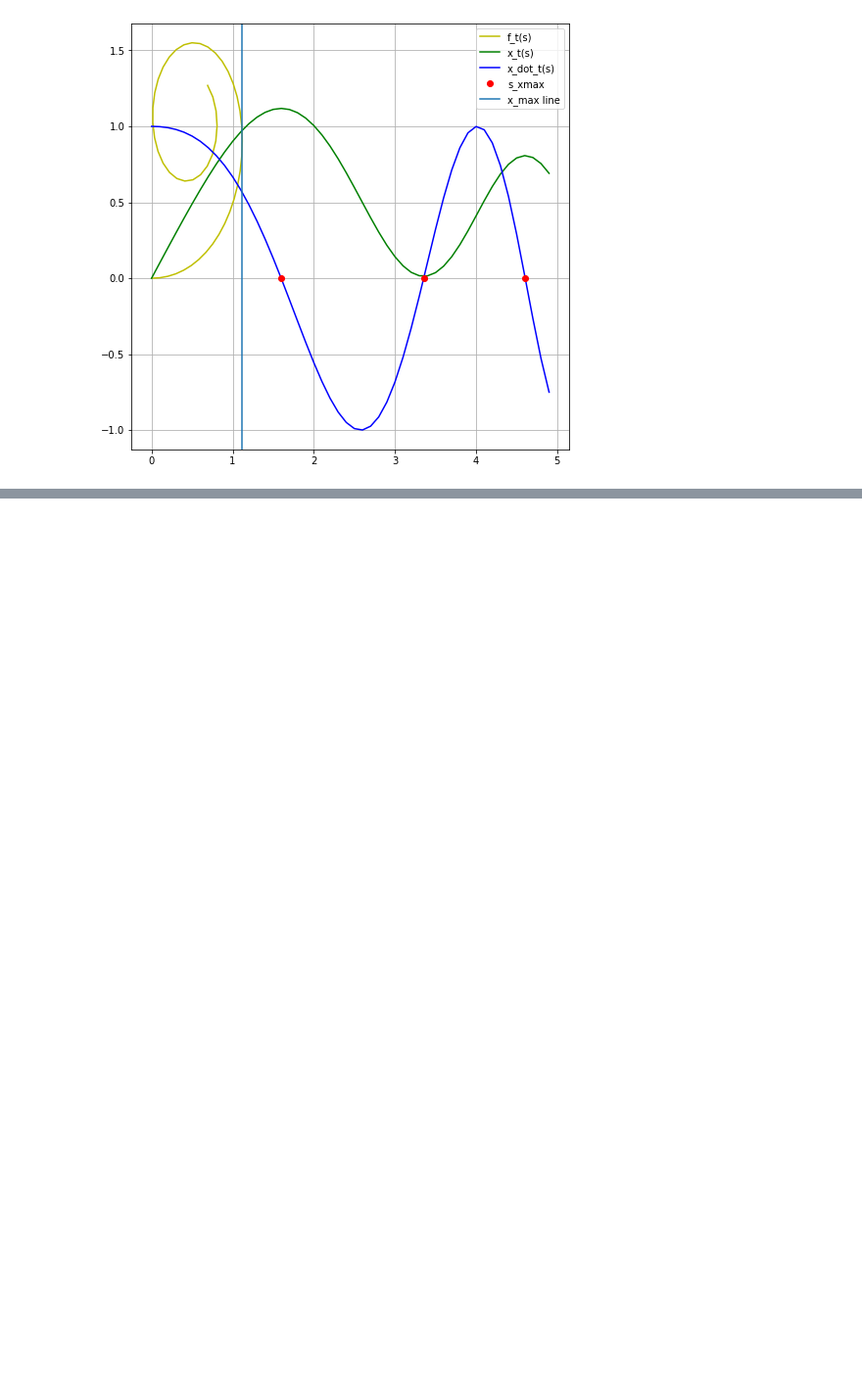
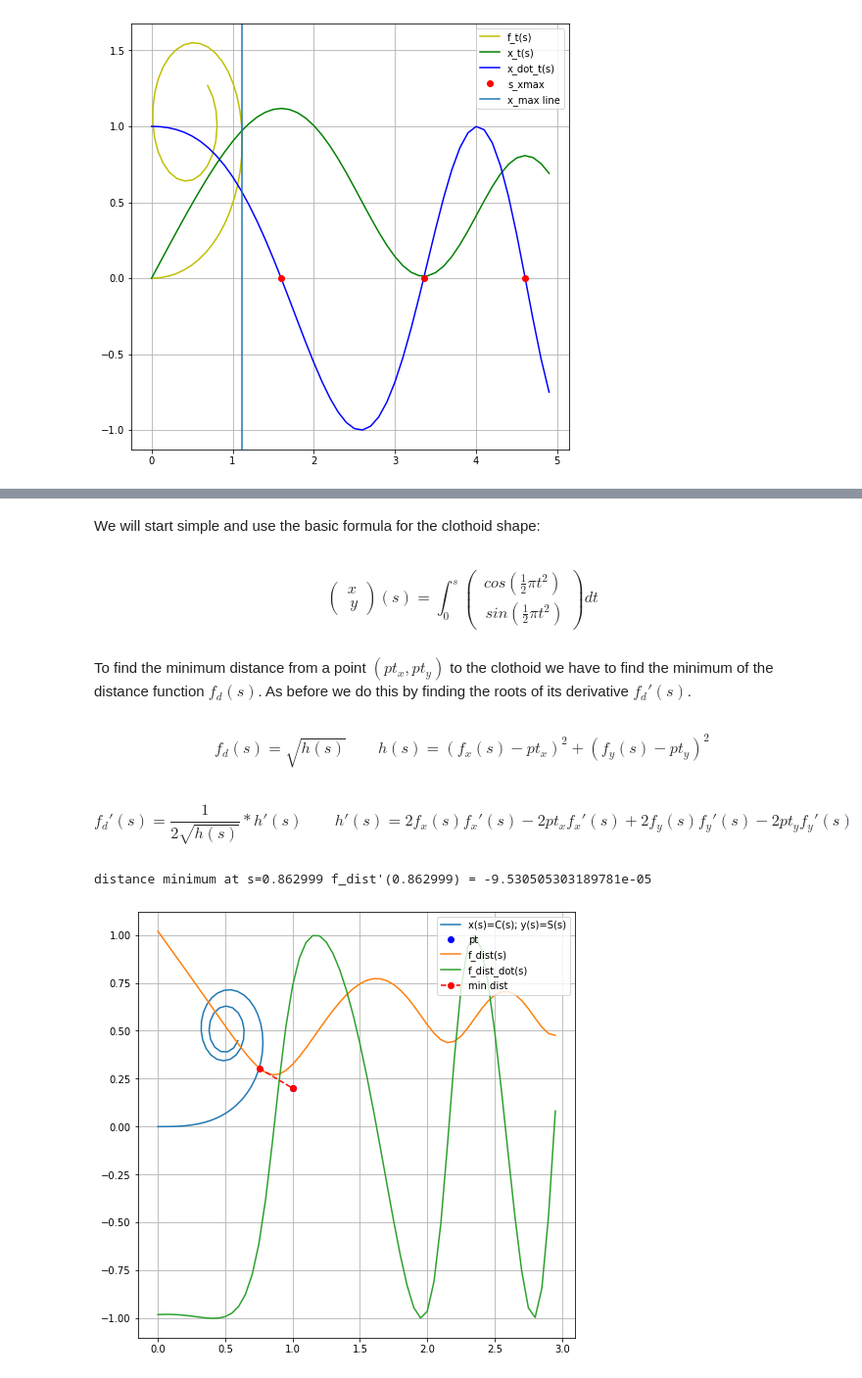
Before and after one commit to pageldev/ClothoidExploration, a Jupyter notebook: ClothoidExploration.ipynb, the cells around one changed output, grey strips where cells are left out. Shown at 98% size. Drawn from its saved outputs; the diff is of its cells as text; code cells hidden in the pictures; blank space fills up the shorter version.

Commit message:
Added chapter about Distance to point

```diff
--- a/ClothoidExploration.ipynb
+++ b/ClothoidExploration.ipynb
@@ -208,0 +211,51 @@ plt.grid(True)
+# %% [markdown]
+We will start simple and use the basic formula for the clothoid shape:
+# %% [markdown]
+\begin{equation*}
+\begin{pmatrix}
+x \\\
+y
+\end{pmatrix}
+(s) = \int_0^{s}
+\begin{pmatrix}
+cos(\frac{1}{2} \pi t^2) \\\
+sin(\frac{1}{2} \pi t^2)
+\end{pmatrix} dt
+\end{equation*}
+# %% [markdown]
+To find the minimum distance from a point $(pt_{x}, pt_{y})$ to the clothoid we have to find the minimum of the distance function $f_{d}(s)$. As before we do this by finding the roots of its derivative $f_{d}'(s)$.
+# %% [markdown]
+\begin{equation*}
+f_{d}(s)=\sqrt{h(s)} \quad \quad h(s)=(f_{x}(s)-pt_{x})^2 + (f_{y}(s)-pt_{y})^2
+\end{equation*}
+# %% [markdown]
+\begin{equation*}
+f_{d}'(s)=\frac{1}{2\sqrt{h(s)}} * h'(s) \quad \quad h'(s)= 2 f_{x}(s) f_{x}'(s) - 2 pt_{x} f_{x}'(s) + 2 f_{y}(s) f_{y}'(s) - 2 pt_{y} f_{y}'(s)
+\end{equation*}
+# %%
+s_vals = np.arange(0.0, 3.0, 0.05)
+S, C = sc.fresnel(s_vals)
+plt.plot(C, S, label="x(s)=C(s); y(s)=S(s)")
+
+pt_x = 1.0
+pt_y = 0.2
+plt.plot([pt_x], [pt_y], 'bo', label="pt")
+
+f_x = lambda s : sc.fresnel(s)[1]
+f_y = lambda s : sc.fresnel(s)[0]
+f_dist = lambda s : np.sqrt((f_x(s)-pt_x)**2 + (f_y(s)-pt_y)**2)
+plt.plot(s_vals, [f_dist(s) for s in s_vals], label="f_dist(s)")
+
+f_x_dot = lambda s : np.cos(0.5*np.pi*s*s)
+f_y_dot = lambda s : np.sin(0.5*np.pi*s*s)
+f_dist_dot = lambda s : (1/(2*f_dist(s)))*(2*f_x(s)*f_x_dot(s) - 2*pt_x*f_x_dot(s) + 2*f_y(s)*f_y_dot(s) - 2*pt_y*f_y_dot(s))
+plt.plot(s_vals, [f_dist_dot(s) for s in s_vals], label="f_dist_dot(s)")
+
+print("distance minimum at s={} f_dist'({}) = {}".format(0.862999, 0.862999, f_dist_dot(0.862999)))
+plt.plot([f_x(0.862999), pt_x], [f_y(0.862999), pt_y], 'ro--', label="min dist")
+
+plt.legend(loc="upper right")
+plt.grid(True)
+# %% [output]
+distance minimum at s=0.862999 f_dist'(0.862999) = -9.530505303189781e-05
+[figure, added]
```
Also changed, not shown: parts of 1 cell of this notebook.
